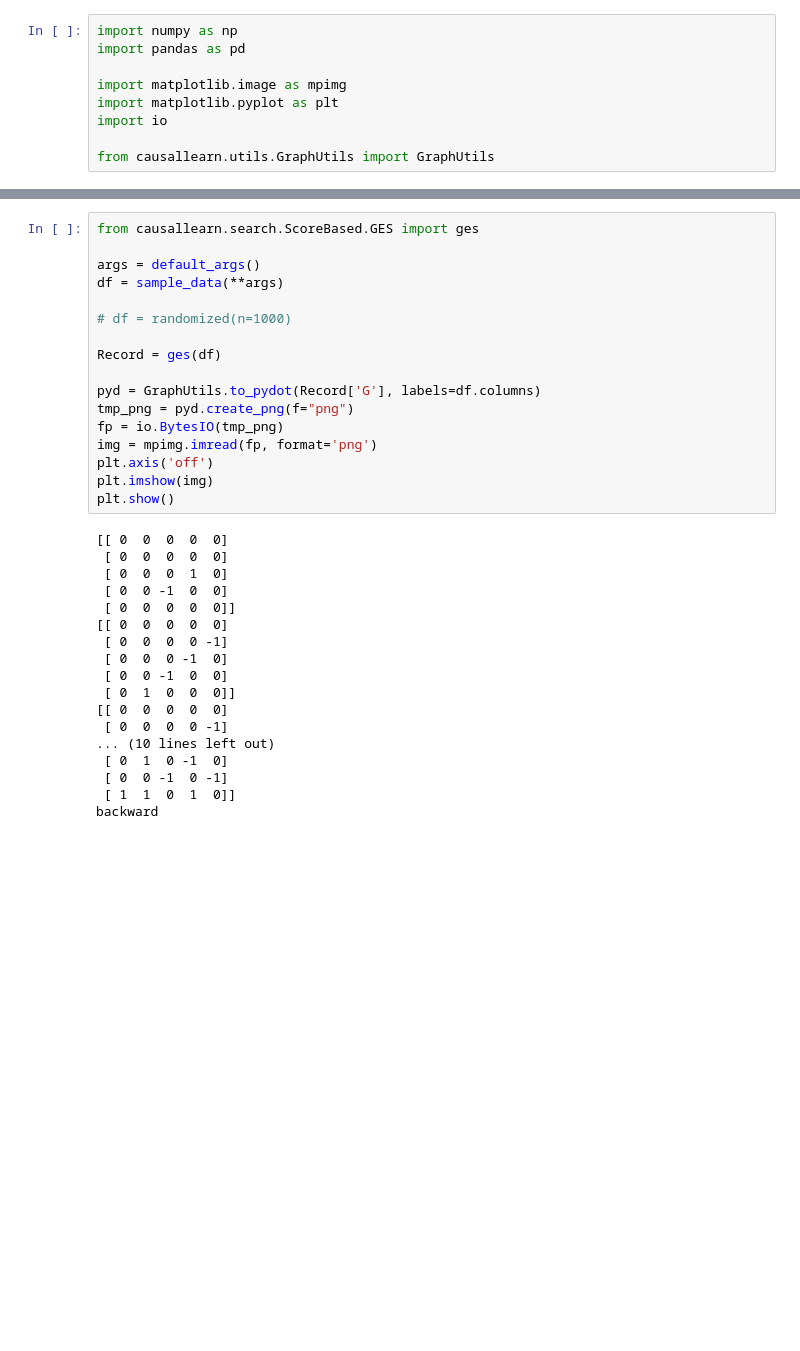
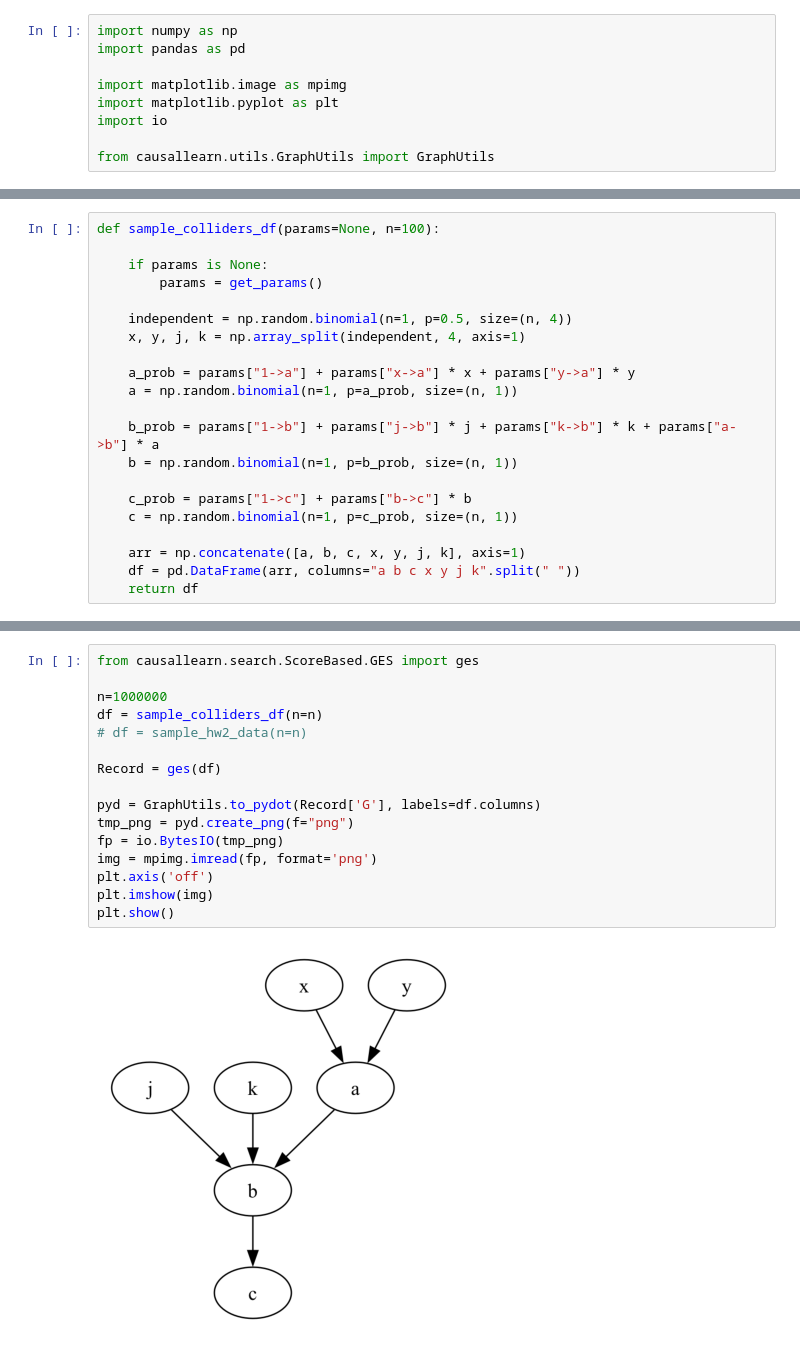
Before and after one commit to cs396s24/lectures, a Jupyter notebook: CausalDiscovery.ipynb, the cells around one changed output, grey strips where cells are left out. Saved outputs shown, nothing was run; the diff lists cells and outputs as text; blank space fills up the shorter version.

```diff
--- a/CausalDiscovery.ipynb
+++ b/CausalDiscovery.ipynb
@@ -44,3 +23,24 @@ def randomized(n=100, c_dim=6, ols="y ~ a"):
+# %%
+def sample_colliders_df(params=None, n=100):
+
+    if params is None:
+        params = get_params()
+
+    independent = np.random.binomial(n=1, p=0.5, size=(n, 4))
+    x, y, j, k = np.array_split(independent, 4, axis=1)
+
+    a_prob = params["1->a"] + params["x->a"] * x + params["y->a"] * y
+    a = np.random.binomial(n=1, p=a_prob, size=(n, 1))
+
+    b_prob = params["1->b"] + params["j->b"] * j + params["k->b"] * k + params["a->b"] * a
+    b = np.random.binomial(n=1, p=b_prob, size=(n, 1))
+
+    c_prob = params["1->c"] + params["b->c"] * b
+    c = np.random.binomial(n=1, p=c_prob, size=(n, 1))
+
+    arr = np.concatenate([a, b, c, x, y, j, k], axis=1)
+    df = pd.DataFrame(arr, columns="a b c x y j k".split(" "))
+    return df
 # %%
 # Homework 2 synthetic data
 def default_args():
@@ -206,35 +235,18 @@ mv_fisherz
 # %%
 from causallearn.search.ScoreBased.GES import ges
 
-args = default_args()
-df = sample_data(**args)
-
-# df = randomized(n=1000)
+n=1000000
+df = sample_colliders_df(n=n)
+# df = sample_hw2_data(n=n)
 
 Record = ges(df)
 
 pyd = GraphUtils.to_pydot(Record['G'], labels=df.columns)
 tmp_png = pyd.create_png(f="png")
 fp = io.BytesIO(tmp_png)
 img = mpimg.imread(fp, format='png')
 plt.axis('off')
 plt.imshow(img)
 plt.show()
 # %% [output]
-[[ 0  0  0  0  0]
- [ 0  0  0  0  0]
- [ 0  0  0  1  0]
- [ 0  0 -1  0  0]
- [ 0  0  0  0  0]]
-[[ 0  0  0  0  0]
- [ 0  0  0  0 -1]
- [ 0  0  0 -1  0]
- [ 0  0 -1  0  0]
- [ 0  1  0  0  0]]
-[[ 0  0  0  0  0]
- [ 0  0  0  0 -1]
-... (10 lines left out)
- [ 0  1  0 -1  0]
- [ 0  0 -1  0 -1]
- [ 1  1  0  1  0]]
-backward
+[figure, added]
```
Also changed, not shown: parts of 4 cells of this notebook, 3 other files.
